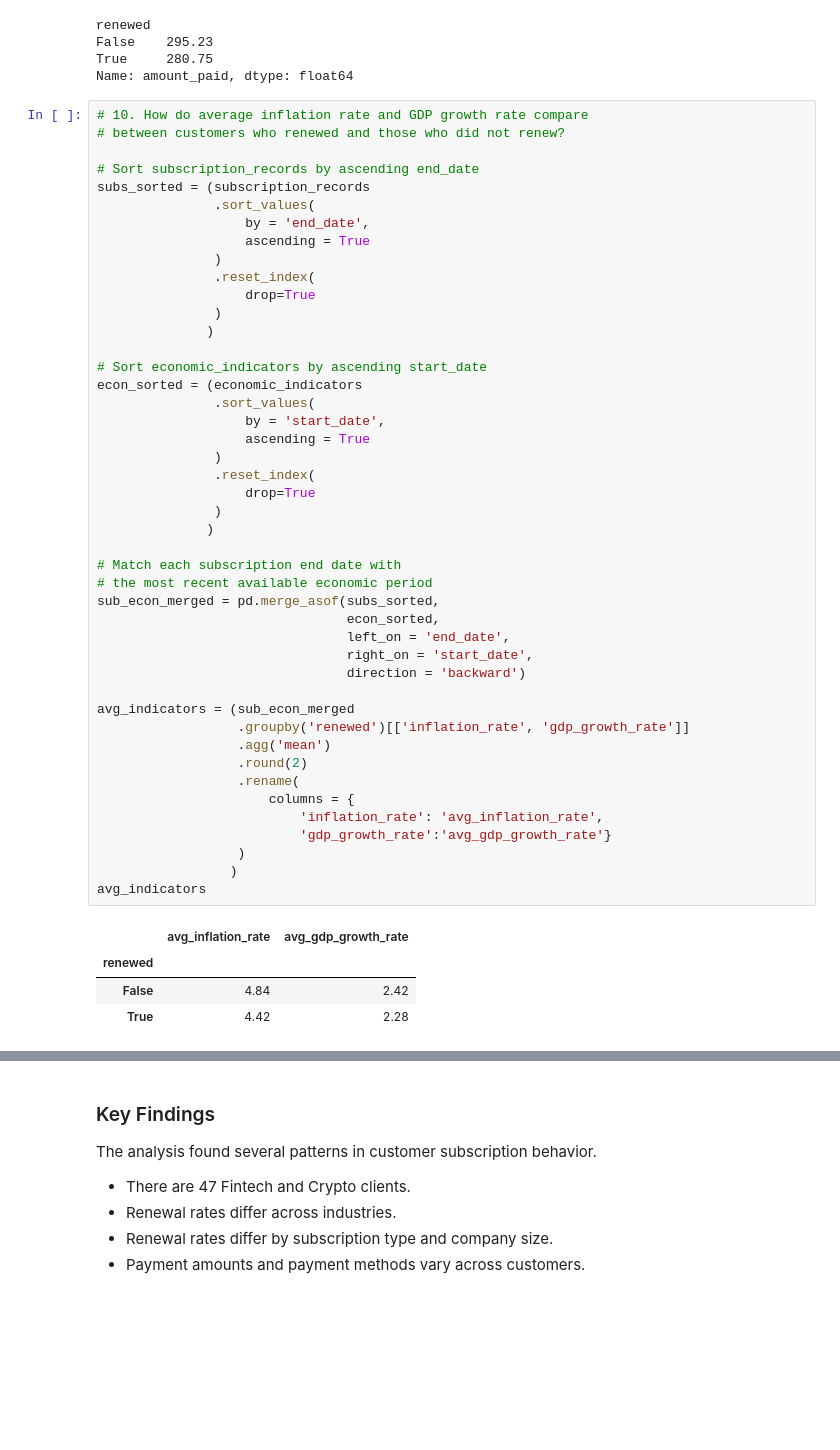
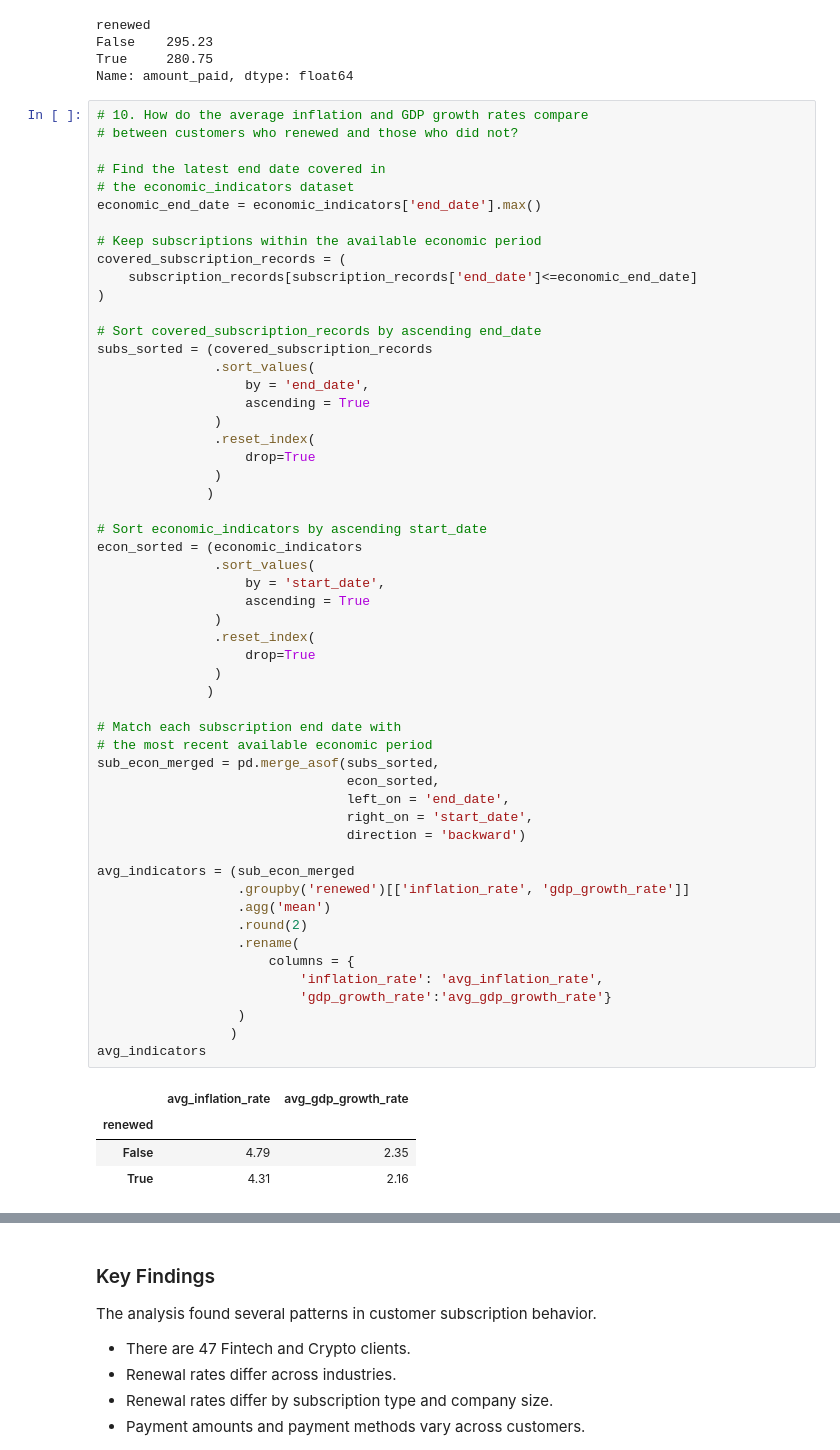
Before and after one commit to evance1995/Projects, a Jupyter notebook: Python/Subscription Analysis/subscription_analysis.ipynb, the cells around one changed output, grey strips where cells are left out. Saved outputs shown, nothing was run; the diff lists cells and outputs as text; blank space fills up the shorter version.

```diff
--- a/Python/Subscription Analysis/subscription_analysis.ipynb
+++ b/Python/Subscription Analysis/subscription_analysis.ipynb
@@ -406,11 +406,20 @@ False    295.23
 True     280.75
 Name: amount_paid, dtype: float64
 # %%
-# 10. How do average inflation rate and GDP growth rate compare
-# between customers who renewed and those who did not renew?
+# 10. How do the average inflation and GDP growth rates compare
+# between customers who renewed and those who did not?
 
-# Sort subscription_records by ascending end_date
-subs_sorted = (subscription_records
+# Find the latest end date covered in
+# the economic_indicators dataset
+economic_end_date = economic_indicators['end_date'].max()
+
+# Keep subscriptions within the available economic period
+covered_subscription_records = (
+    subscription_records[subscription_records['end_date']<=economic_end_date]
+)
+
+# Sort covered_subscription_records by ascending end_date
+subs_sorted = (covered_subscription_records
                .sort_values(
                    by = 'end_date',
                    ascending = True
@@ -426,33 +435,33 @@ econ_sorted = (economic_indicators
                    by = 'start_date',
                    ascending = True
                )
                .reset_index(
                    drop=True
                )
               )
 
 # Match each subscription end date with
 # the most recent available economic period
 sub_econ_merged = pd.merge_asof(subs_sorted,
                                 econ_sorted,
                                 left_on = 'end_date',
                                 right_on = 'start_date',
                                 direction = 'backward')
 
 avg_indicators = (sub_econ_merged
                   .groupby('renewed')[['inflation_rate', 'gdp_growth_rate']]
                   .agg('mean')
                   .round(2)
                   .rename(
                       columns = {
                           'inflation_rate': 'avg_inflation_rate',
                           'gdp_growth_rate':'avg_gdp_growth_rate'}
                   )
                  )
 avg_indicators
 # %% [output]
 |  | avg_inflation_rate | avg_gdp_growth_rate |
 | renewed |  |  |
-| False | 4.84 | 2.42 |
-| True | 4.42 | 2.28 |
+| False | 4.79 | 2.35 |
+| True | 4.31 | 2.16 |
 # %% [markdown]
```
Also changed, not shown: parts of 15 cells of this notebook.
